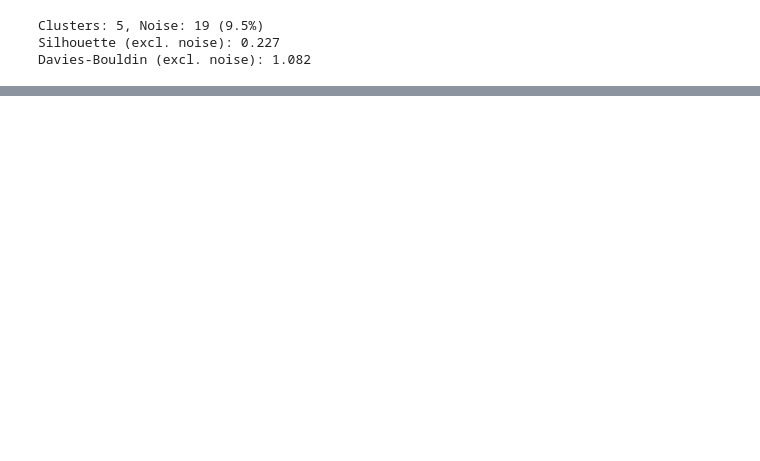
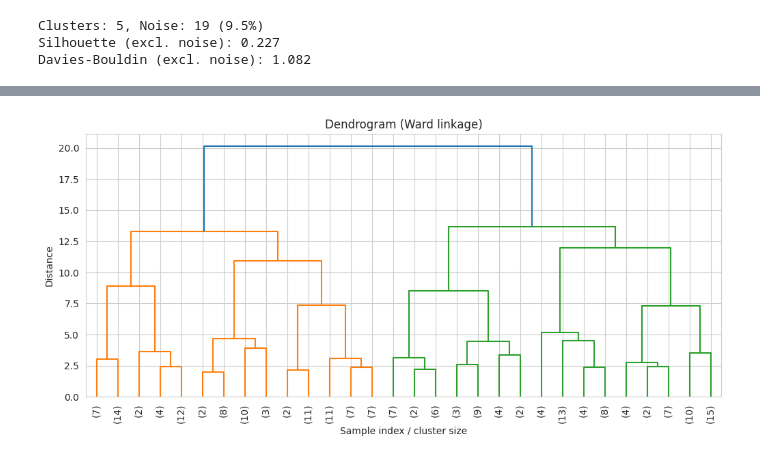
Before and after one commit to Devon-888/AI-Assignment, a Jupyter notebook: AI Assignment/Customer_Segmentation_Clustering.ipynb, the cells around one changed output, grey strips where cells are left out. Saved outputs shown, nothing was run; the diff lists cells and outputs as text; code cells hidden in the pictures; blank space fills up the shorter version.

```diff
--- a/AI Assignment/Customer_Segmentation_Clustering.ipynb
+++ b/AI Assignment/Customer_Segmentation_Clustering.ipynb
@@ -253,0 +153,12 @@ Davies-Bouldin: 1.076
+# %%
+# ===== Agglomerative Clustering =====
+linked = linkage(X_scaled, method="ward")
+
+plt.figure(figsize=(12, 5))
+dendrogram(linked, truncate_mode="lastp", p=30, leaf_rotation=90.)
+plt.title("Dendrogram (Ward linkage)")
+plt.xlabel("Sample index / cluster size")
+plt.ylabel("Distance")
+plt.show()
+# %% [output]
+[figure, added]
```
Also changed, not shown: parts of 17 cells of this notebook.
